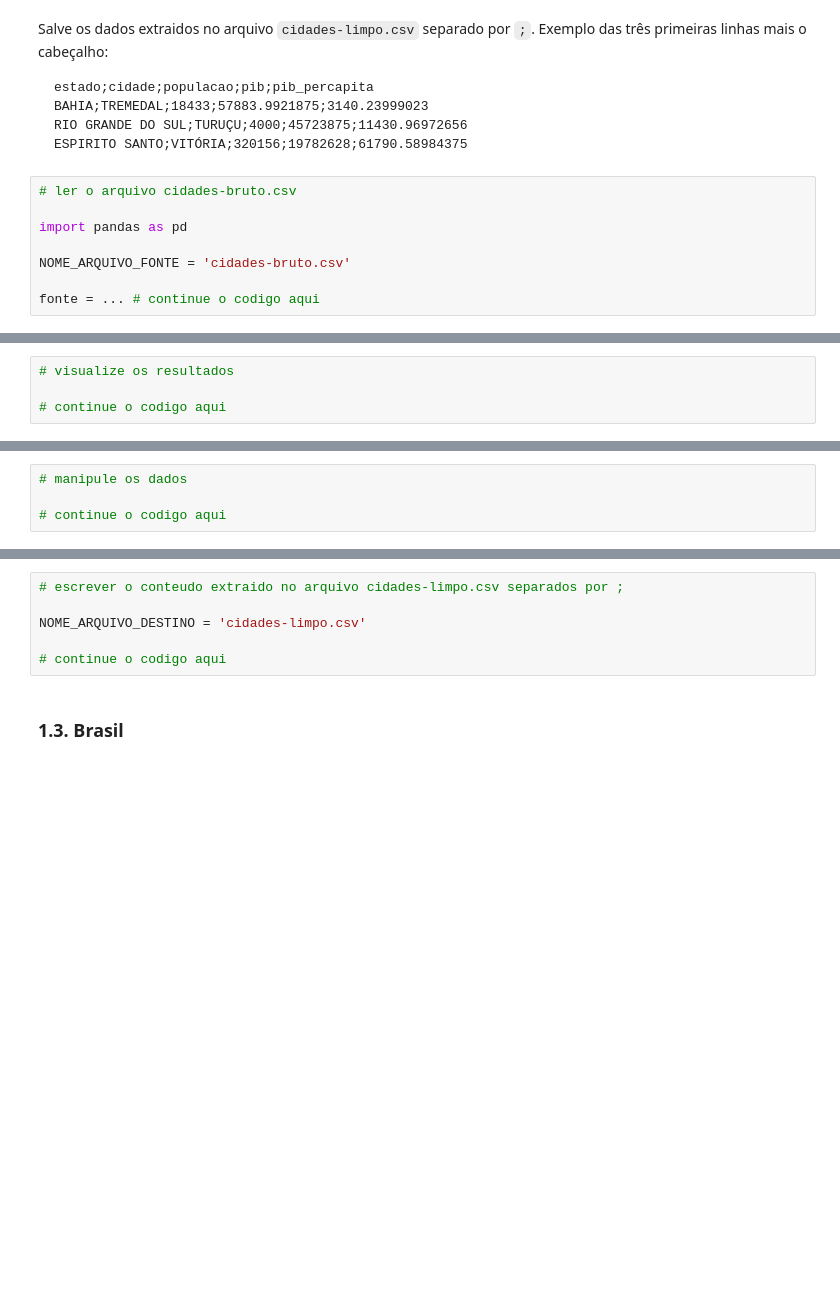
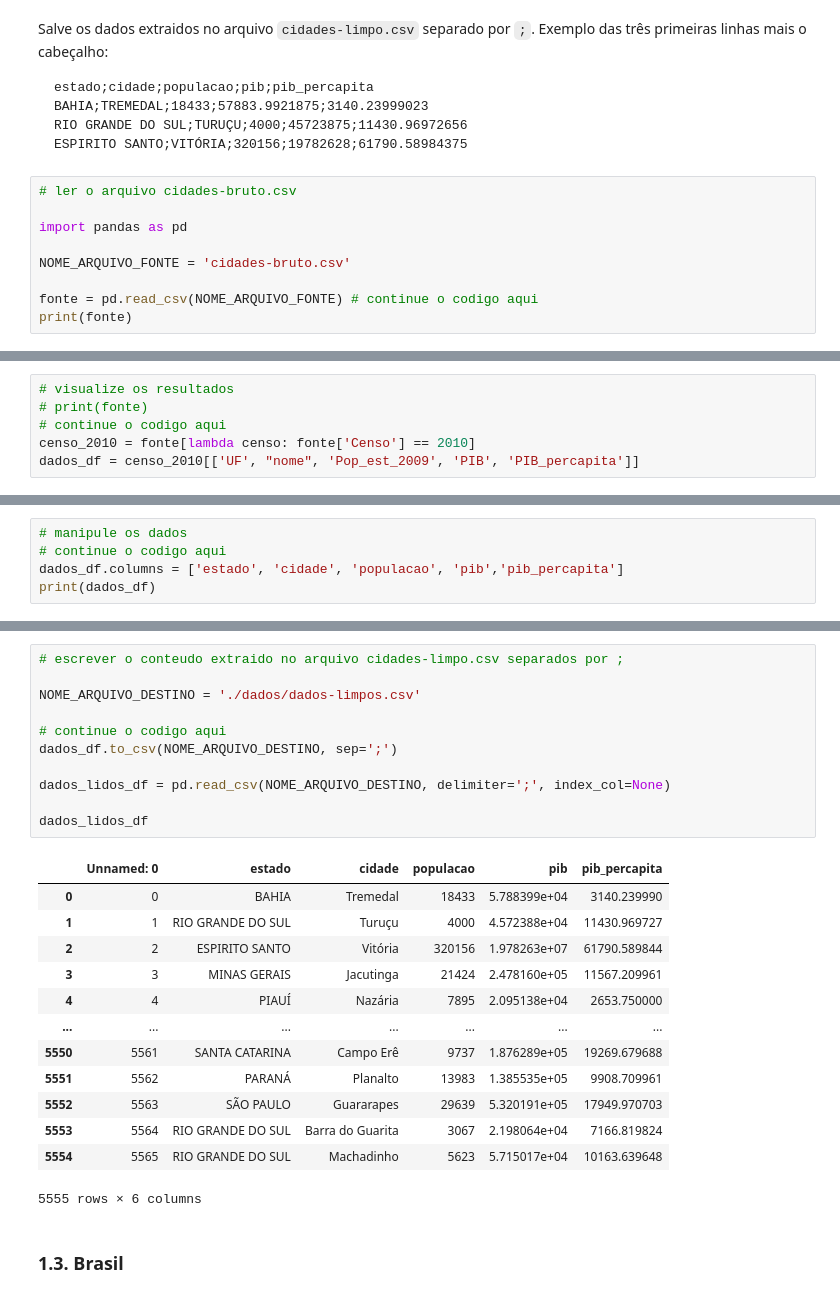
Before and after one commit to armando-nahmias/EBAC, a Jupyter notebook: AD/PAD_M13_Tarefa.ipynb, the cells around one changed output, grey strips where cells are left out. Saved outputs shown, nothing was run; the diff lists cells and outputs as text; blank space fills up the shorter version.

Commit message:
dados

```diff
--- a/AD/PAD_M13_Tarefa.ipynb
+++ b/AD/PAD_M13_Tarefa.ipynb
@@ -94,4 +169,5 @@ import pandas as pd
 
 NOME_ARQUIVO_FONTE = 'cidades-bruto.csv'
 
-fonte = ... # continue o codigo aqui
+fonte = pd.read_csv(NOME_ARQUIVO_FONTE) # continue o codigo aqui
+print(fonte)
@@ -98,4 +192,6 @@ fonte = ... # continue o codigo aqui
 # %%
 # visualize os resultados
-
+# print(fonte)
 # continue o codigo aqui
+censo_2010 = fonte[lambda censo: fonte['Censo'] == 2010]
+dados_df = censo_2010[['UF', "nome", 'Pop_est_2009', 'PIB', 'PIB_percapita']]
@@ -102,4 +214,5 @@ fonte = ... # continue o codigo aqui
 # %%
 # manipule os dados
-
 # continue o codigo aqui
+dados_df.columns = ['estado', 'cidade', 'populacao', 'pib','pib_percapita']
+print(dados_df)
@@ -106,9 +237,28 @@ fonte = ... # continue o codigo aqui
 # %%
 # escrever o conteudo extraido no arquivo cidades-limpo.csv separados por ;
 
-NOME_ARQUIVO_DESTINO = 'cidades-limpo.csv'
+NOME_ARQUIVO_DESTINO = './dados/dados-limpos.csv'
 
 # continue o codigo aqui
+dados_df.to_csv(NOME_ARQUIVO_DESTINO, sep=';')
+
+dados_lidos_df = pd.read_csv(NOME_ARQUIVO_DESTINO, delimiter=';', index_col=None)
+
+dados_lidos_df
+# %% [output]
+|  | Unnamed: 0 | estado | cidade | populacao | pib | pib_percapita |
+| 0 | 0 | BAHIA | Tremedal | 18433 | 5.788399e+04 | 3140.239990 |
+| 1 | 1 | RIO GRANDE DO SUL | Turuçu | 4000 | 4.572388e+04 | 11430.969727 |
+| 2 | 2 | ESPIRITO SANTO | Vitória | 320156 | 1.978263e+07 | 61790.589844 |
+| 3 | 3 | MINAS GERAIS | Jacutinga | 21424 | 2.478160e+05 | 11567.209961 |
+| 4 | 4 | PIAUÍ | Nazária | 7895 | 2.095138e+04 | 2653.750000 |
+| ... | ... | ... | ... | ... | ... | ... |
+| 5550 | 5561 | SANTA CATARINA | Campo Erê | 9737 | 1.876289e+05 | 19269.679688 |
+| 5551 | 5562 | PARANÁ | Planalto | 13983 | 1.385535e+05 | 9908.709961 |
+| 5552 | 5563 | SÃO PAULO | Guararapes | 29639 | 5.320191e+05 | 17949.970703 |
+| 5553 | 5564 | RIO GRANDE DO SUL | Barra do Guarita | 3067 | 2.198064e+04 | 7166.819824 |
+| 5554 | 5565 | RIO GRANDE DO SUL | Machadinho | 5623 | 5.715017e+04 | 10163.639648 |
+5555 rows × 6 columns
 # %% [markdown]
 ### **1.3. Brasil**
 # %% [markdown]
```
Also changed, not shown: parts of 11 cells of this notebook, 21 other files.
